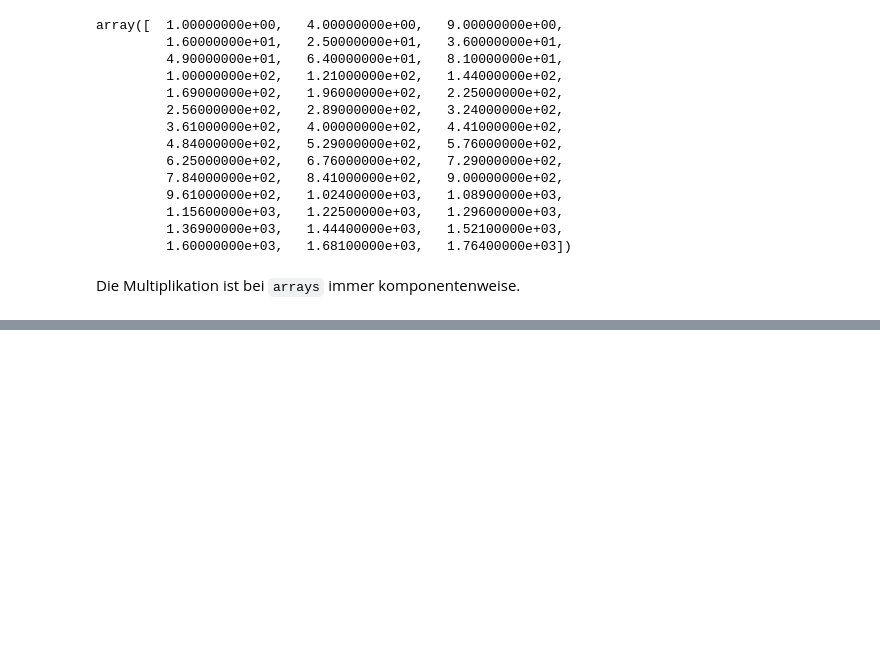
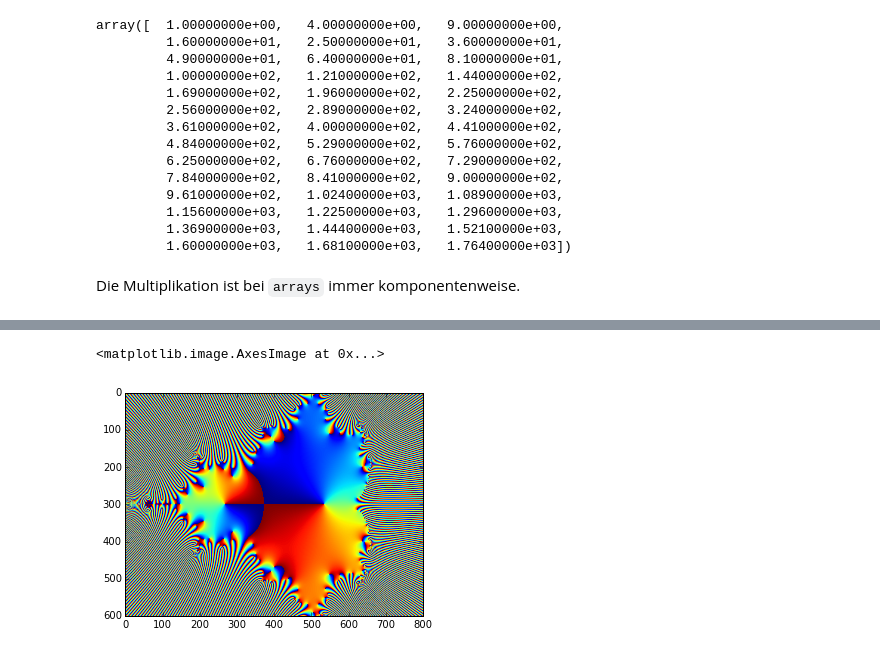
Before and after one commit to hrenkap/scipy_workshop, a Jupyter notebook: Workshop1.ipynb, the cells around one changed output, grey strips where cells are left out. Drawn from its saved outputs; the diff is of its cells as text; code cells hidden in the pictures; blank space fills up the shorter version.

```diff
--- a/Workshop1.ipynb
+++ b/Workshop1.ipynb
@@ -126,0 +178,5 @@ Die Multiplikation ist bei `arrays` immer komponentenweise.
+# %%
+plt.imshow(np.angle(z))
+# %% [output]
+<matplotlib.image.AxesImage at 0x...>
+[figure, added]
```
Also changed, not shown: parts of 10 cells of this notebook.
